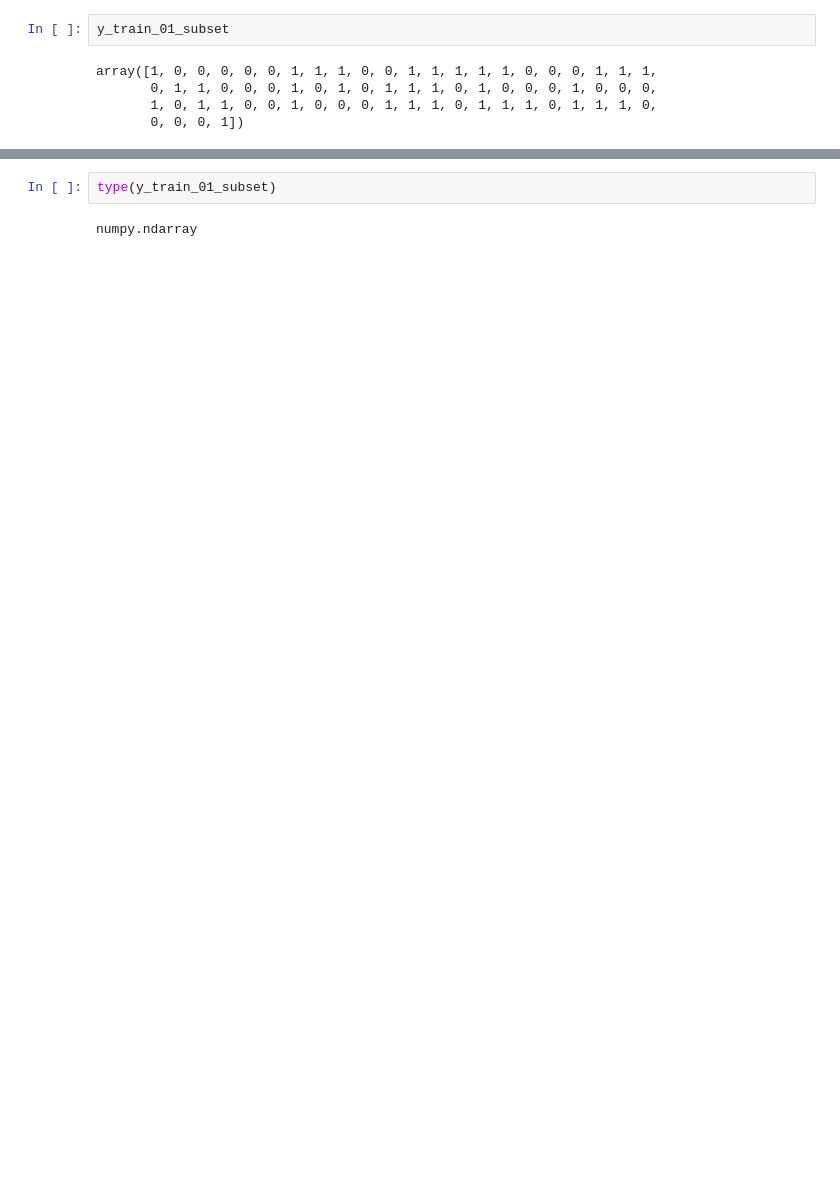
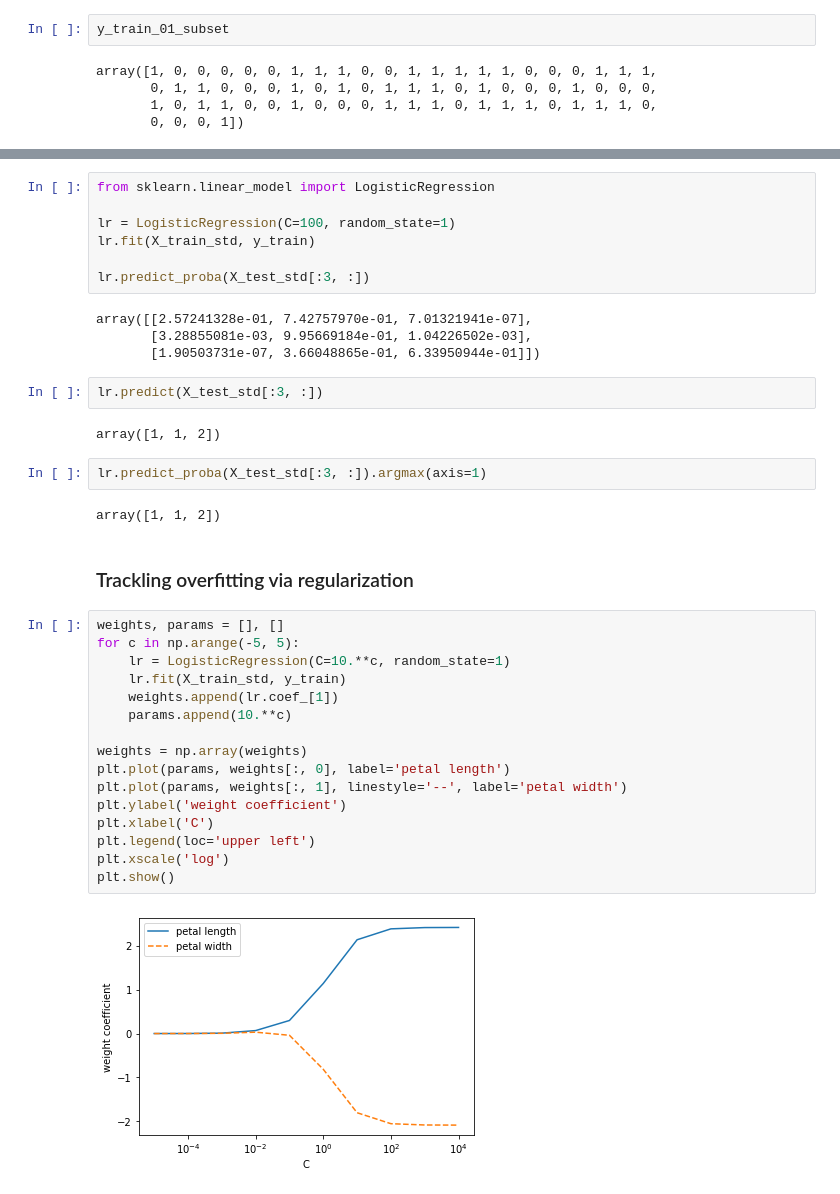
Before and after one commit to panda2727/python-machine-learning-book-2nd-edition, a Jupyter notebook: code/ch03/ch03_sandbox.ipynb, the cells around one changed output, grey strips where cells are left out. Cells and saved outputs as stored; diff of their text form; blank space fills up the shorter version.

```diff
--- a/code/ch03/ch03_sandbox.ipynb
+++ b/code/ch03/ch03_sandbox.ipynb
@@ -235,4 +231,39 @@ y_train_01_subset.dot
-# %%
-type(y_train_01_subset)
-# %% [output]
-numpy.ndarray
+# %%
+from sklearn.linear_model import LogisticRegression
+
+lr = LogisticRegression(C=100, random_state=1)
+lr.fit(X_train_std, y_train)
+
+lr.predict_proba(X_test_std[:3, :])
+# %% [output]
+array([[2.57241328e-01, 7.42757970e-01, 7.01321941e-07],
+       [3.28855081e-03, 9.95669184e-01, 1.04226502e-03],
+       [1.90503731e-07, 3.66048865e-01, 6.33950944e-01]])
+# %%
+lr.predict(X_test_std[:3, :])
+# %% [output]
+array([1, 1, 2])
+# %%
+lr.predict_proba(X_test_std[:3, :]).argmax(axis=1)
+# %% [output]
+array([1, 1, 2])
+# %% [markdown]
+### Trackling overfitting via regularization
+# %%
+weights, params = [], []
+for c in np.arange(-5, 5):
+    lr = LogisticRegression(C=10.**c, random_state=1)
+    lr.fit(X_train_std, y_train)
+    weights.append(lr.coef_[1])
+    params.append(10.**c)
+
+weights = np.array(weights)
+plt.plot(params, weights[:, 0], label='petal length')
+plt.plot(params, weights[:, 1], linestyle='--', label='petal width')
+plt.ylabel('weight coefficient')
+plt.xlabel('C')
+plt.legend(loc='upper left')
+plt.xscale('log')
+plt.show()
+# %% [output]
+[figure, added]
```
Also changed, not shown: parts of 4 cells of this notebook.
